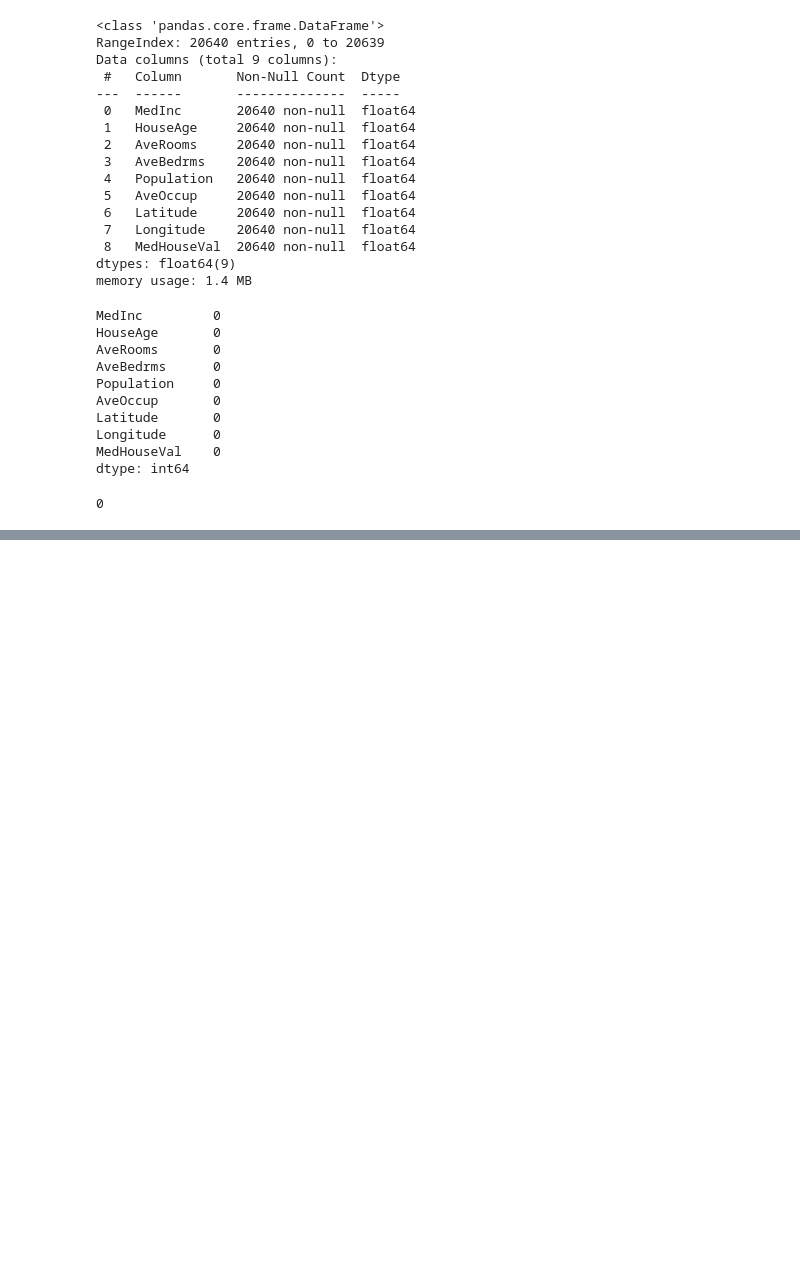
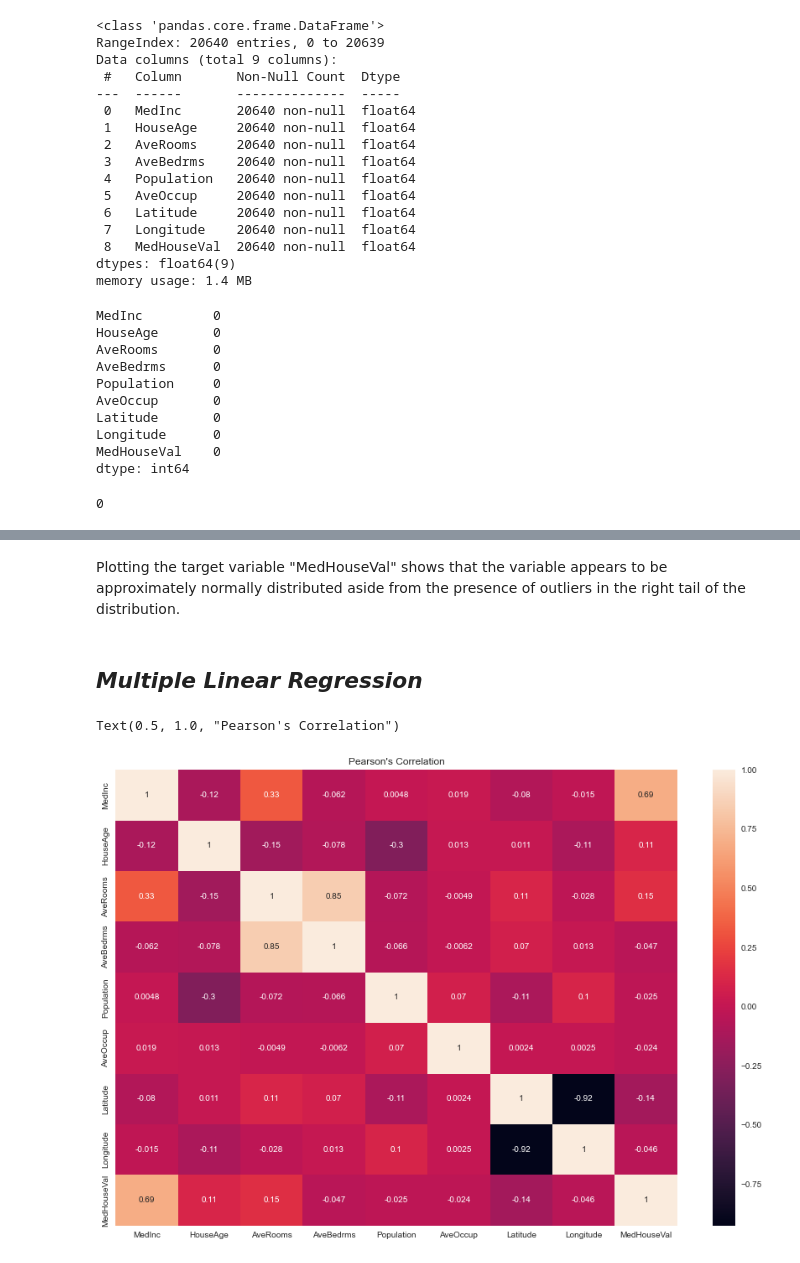
Before and after one commit to benkarabinus/nerdy_data_stuff, a Jupyter notebook: DU/COMP4431/Assignment6-7/Ben_Karabinus_Assignment7.ipynb, the cells around one changed output, grey strips where cells are left out. Cells and saved outputs as stored; diff of their text form; code cells hidden in the pictures; blank space fills up the shorter version.

```diff
--- a/DU/COMP4431/Assignment6-7/Ben_Karabinus_Assignment7.ipynb
+++ b/DU/COMP4431/Assignment6-7/Ben_Karabinus_Assignment7.ipynb
@@ -66,0 +123,12 @@ housing.describe()
+# %% [markdown]
+Plotting the target variable "MedHouseVal" shows that the variable appears to be approximately normally distributed aside from the presence of outliers in the right tail of the distribution.
+# %% [markdown]
+## *__Multiple Linear Regression__*
+# %%
+"""Visualize correlation between continuous variables"""
+fig, ax = plt.subplots(figsize=(15, 10))
+sns.heatmap(housing.corr(),
+            annot=True).set_title('Pearson\'s Correlation')
+# %% [output]
+Text(0.5, 1.0, "Pearson's Correlation")
+[figure, added]
```
Also changed, not shown: parts of 53 cells of this notebook, 2 other files.
